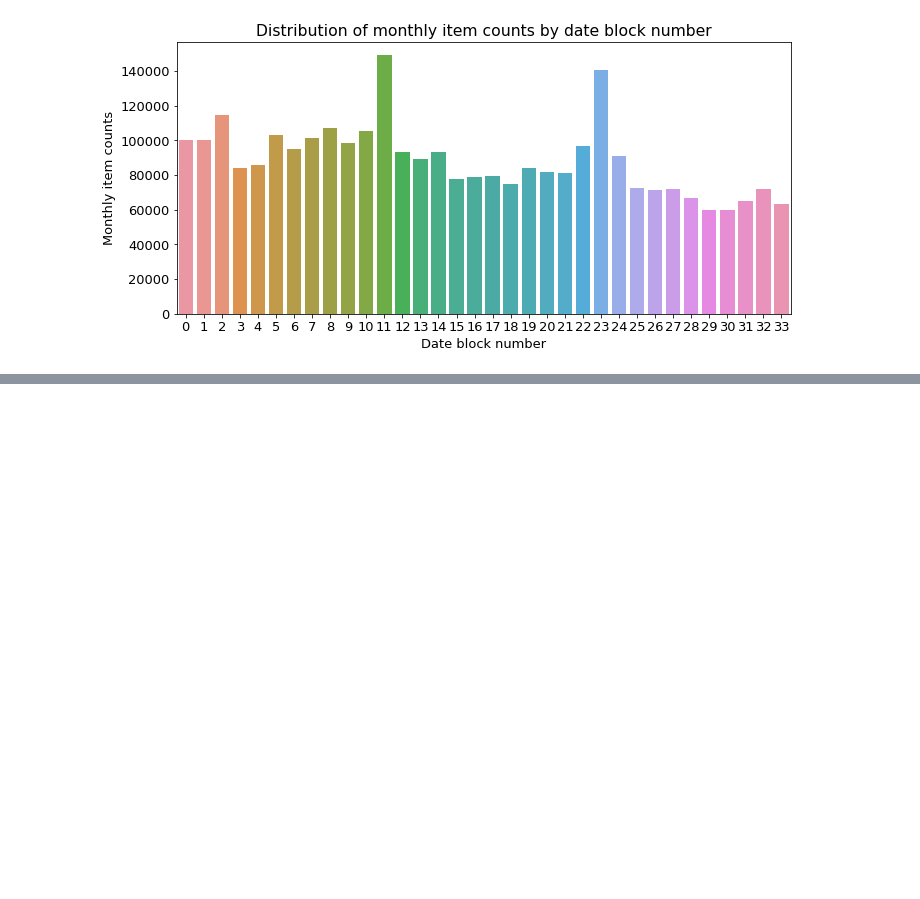
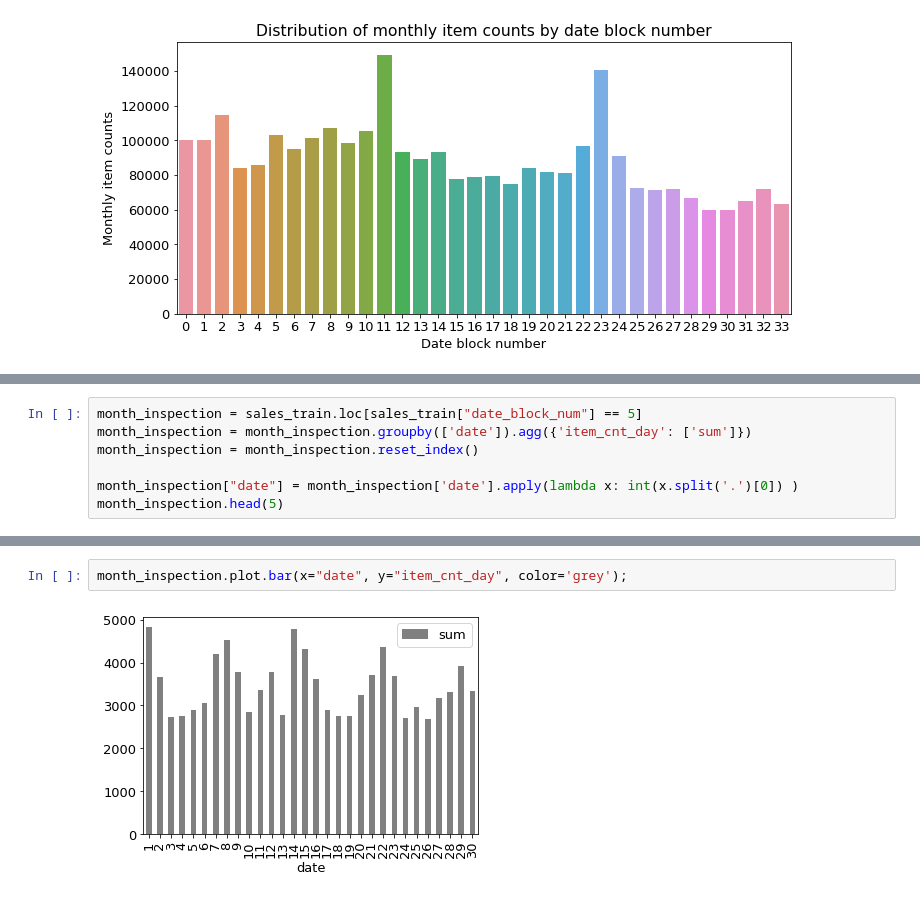
Before and after one commit to Philip-Murray/dataproj, a Jupyter notebook: Converter2.ipynb, the cells around one changed output, grey strips where cells are left out. Drawn from its saved outputs; the diff is of its cells as text; blank space fills up the shorter version.

```diff
--- a/Converter2.ipynb
+++ b/Converter2.ipynb
@@ -278,0 +304,7 @@ merged2.head()
+# %%
+month_inspection = sales_train.loc[sales_train["date_block_num"] == 5]
+month_inspection = month_inspection.groupby(['date']).agg({'item_cnt_day': ['sum']})
+month_inspection = month_inspection.reset_index()
+
+month_inspection["date"] = month_inspection['date'].apply(lambda x: int(x.split('.')[0]) )
+month_inspection.head(5)
@@ -278,0 +319,4 @@ merged2.head()
+# %%
+month_inspection.plot.bar(x="date", y="item_cnt_day", color='grey');
+# %% [output]
+[figure, added]
```
Also changed, not shown: parts of 22 cells of this notebook.
